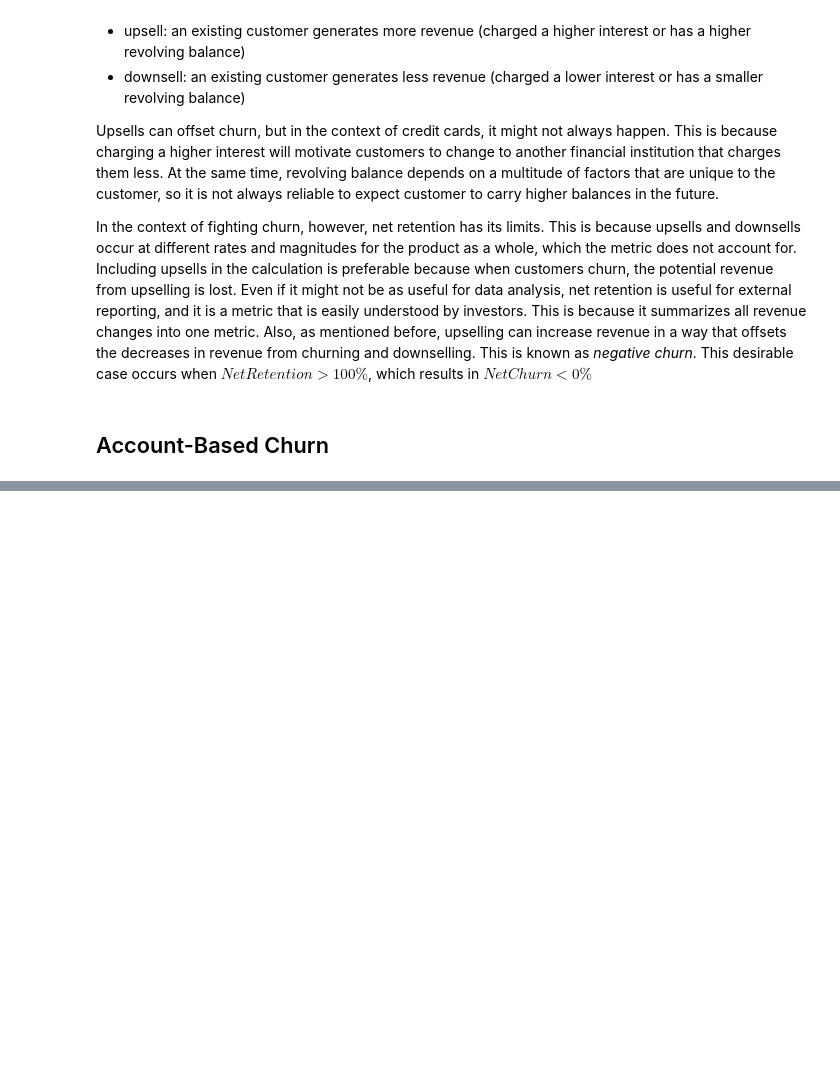
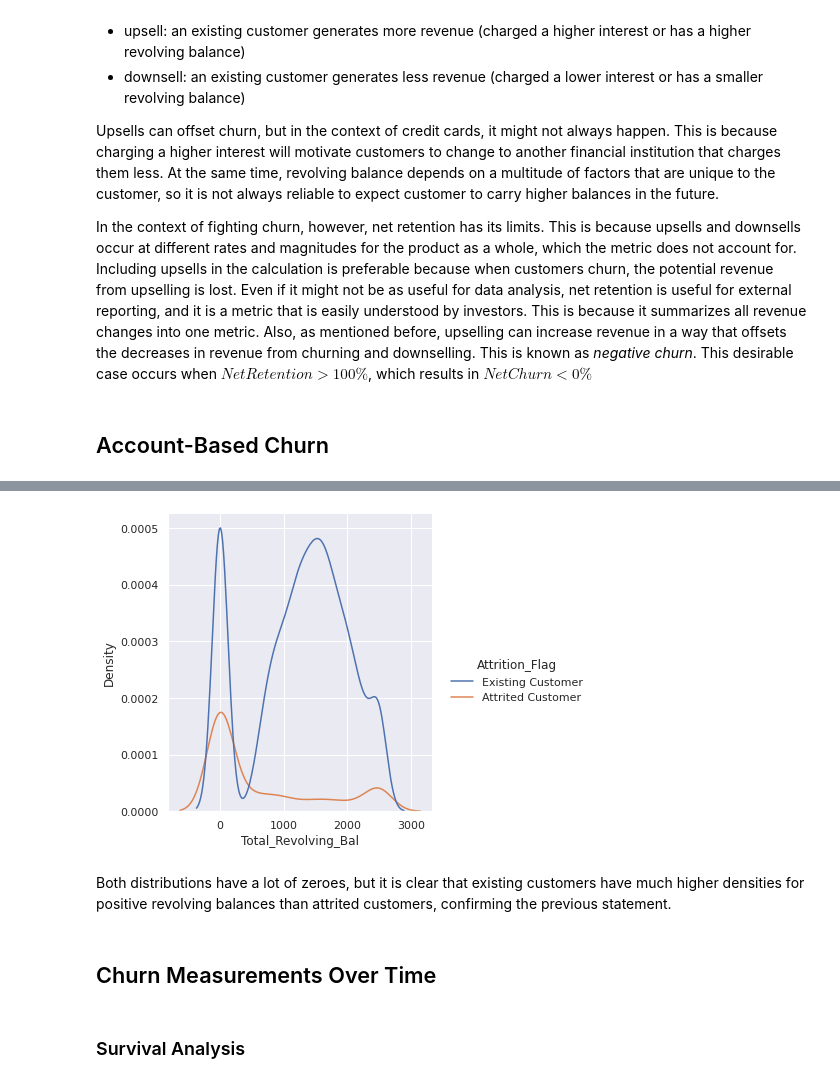
Before and after one commit to eCapitalAdvisors/templates, a Jupyter notebook: CustomerChurn/notebooks/01_jmalaver_MeasuringChurn.ipynb, the cells around one changed output, grey strips where cells are left out. Saved outputs shown, nothing was run; the diff lists cells and outputs as text; code cells hidden in the pictures; blank space fills up the shorter version.

Commit message:
MRR and Time Series

```diff
--- a/CustomerChurn/notebooks/01_jmalaver_MeasuringChurn.ipynb
+++ b/CustomerChurn/notebooks/01_jmalaver_MeasuringChurn.ipynb
@@ -186,0 +222,12 @@ Let's go back to the initial $ChurnRate$ calculated as the proportion of custome
+# %%
+# plotting distribution of revolving balance by attrition flag
+g = sns.displot(data=df, x='Total_Revolving_Bal', hue='Attrition_Flag', kind='kde')
+plt.show()
+# %% [output]
+[figure, added]
+# %% [markdown]
+Both distributions have a lot of zeroes, but it is clear that existing customers have much higher densities for positive revolving balances than attrited customers, confirming the previous statement.
+# %% [markdown]
+## Churn Measurements Over Time
+# %% [markdown]
+### Survival Analysis
```
Also changed, not shown: parts of 13 cells of this notebook.
